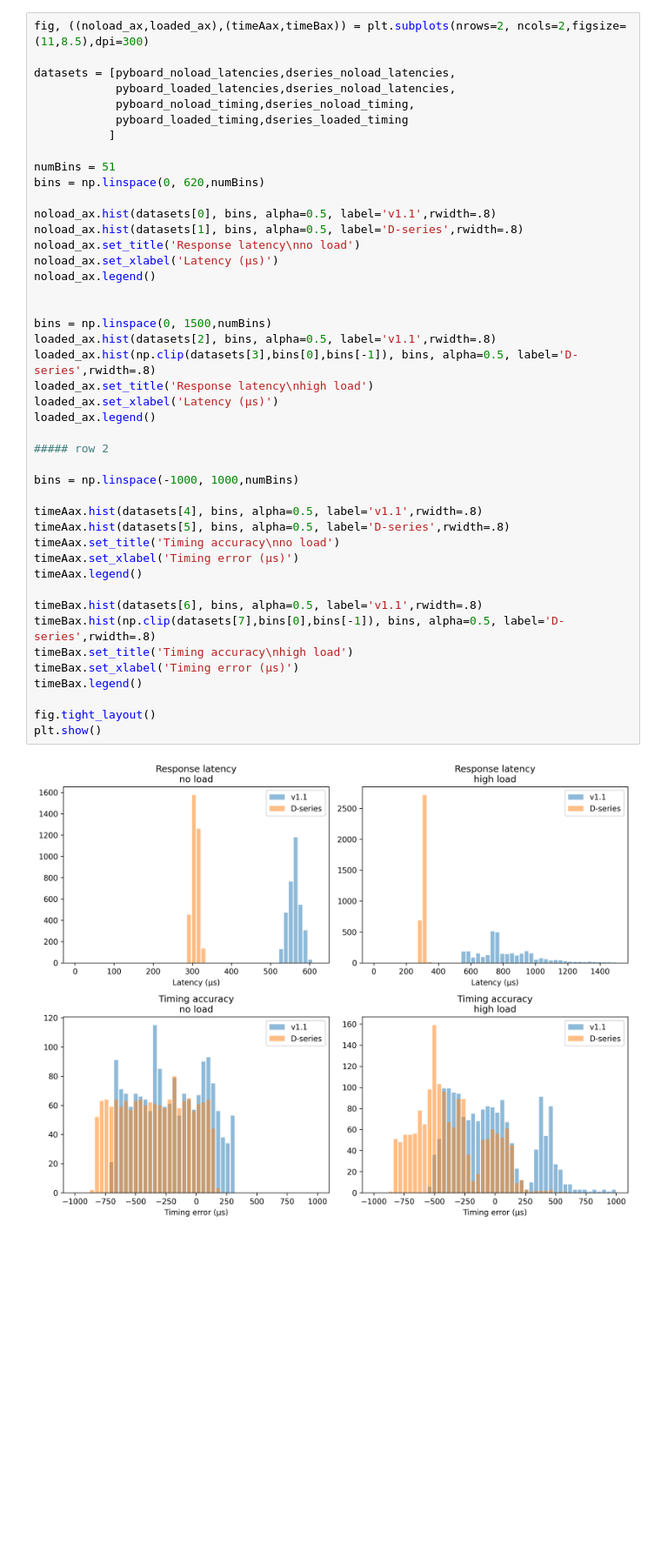
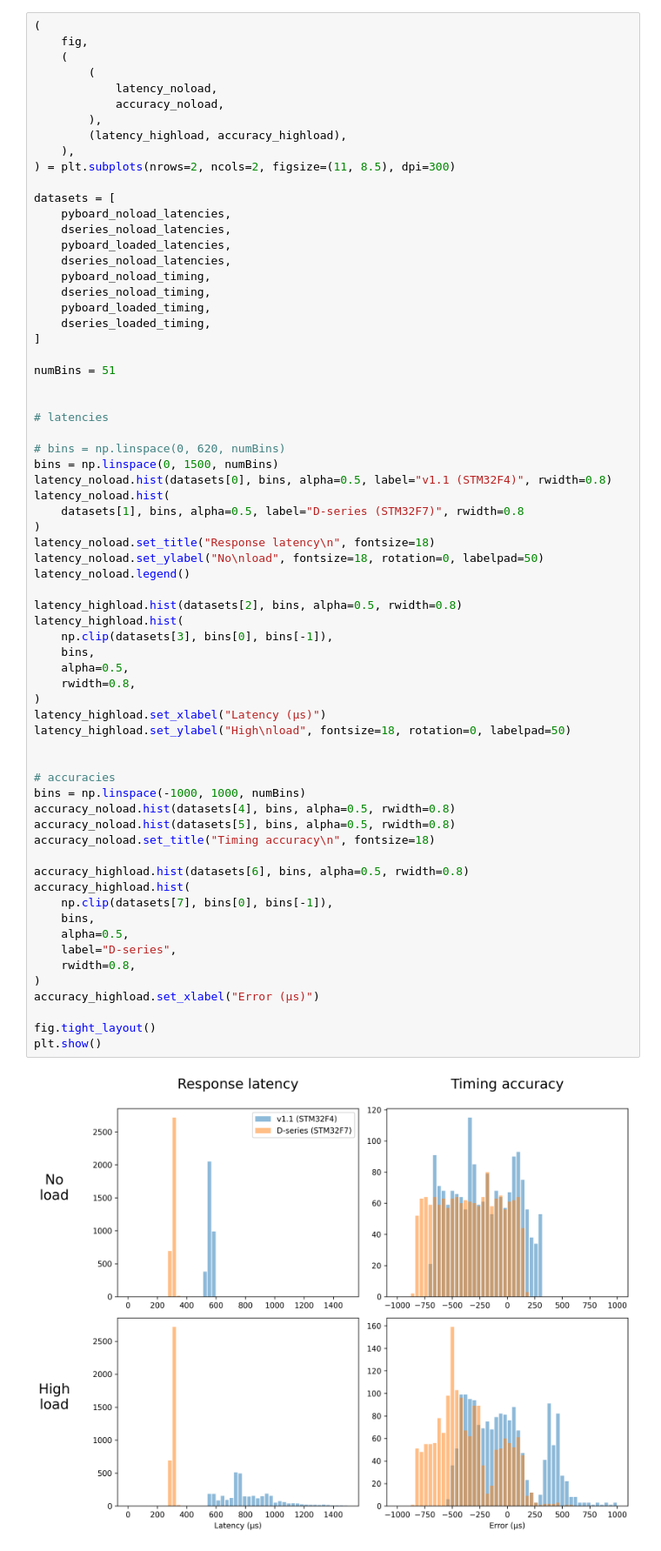
Before and after one commit to Karpova-Lab/pyControl-D-Series-Breakout, a Jupyter notebook: benchmarking/timing_analysis.ipynb, the cells around one changed output. Shown: that part at 87% size. Cells and saved outputs as stored; diff of their text form; blank space fills up the shorter version.

```diff
--- a/benchmarking/timing_analysis.ipynb
+++ b/benchmarking/timing_analysis.ipynb
@@ -152,47 +152,70 @@ Fraction of errors < 1ms: 1.0000
 ... (4 outputs left out)
 # %%
-fig, ((noload_ax,loaded_ax),(timeAax,timeBax)) = plt.subplots(nrows=2, ncols=2,figsize=(11,8.5),dpi=300)
+(
+    fig,
+    (
+        (
+            latency_noload,
+            accuracy_noload,
+        ),
+        (latency_highload, accuracy_highload),
+    ),
+) = plt.subplots(nrows=2, ncols=2, figsize=(11, 8.5), dpi=300)
 
-datasets = [pyboard_noload_latencies,dseries_noload_latencies,
-            pyboard_loaded_latencies,dseries_noload_latencies,
-            pyboard_noload_timing,dseries_noload_timing,
-            pyboard_loaded_timing,dseries_loaded_timing
-           ]
+datasets = [
+    pyboard_noload_latencies,
+    dseries_noload_latencies,
+    pyboard_loaded_latencies,
+    dseries_noload_latencies,
+    pyboard_noload_timing,
+    dseries_noload_timing,
+    pyboard_loaded_timing,
+    dseries_loaded_timing,
+]
 
 numBins = 51
-bins = np.linspace(0, 620,numBins)
-
-noload_ax.hist(datasets[0], bins, alpha=0.5, label='v1.1',rwidth=.8)
-noload_ax.hist(datasets[1], bins, alpha=0.5, label='D-series',rwidth=.8)
-noload_ax.set_title('Response latency\nno load')
-noload_ax.set_xlabel('Latency (µs)')
-noload_ax.legend()
 
 
-bins = np.linspace(0, 1500,numBins)
-loaded_ax.hist(datasets[2], bins, alpha=0.5, label='v1.1',rwidth=.8)
-loaded_ax.hist(np.clip(datasets[3],bins[0],bins[-1]), bins, alpha=0.5, label='D-series',rwidth=.8)
-loaded_ax.set_title('Response latency\nhigh load')
-loaded_ax.set_xlabel('Latency (µs)')
-loaded_ax.legend()
+# latencies
 
-##### row 2
+# bins = np.linspace(0, 620, numBins)
+bins = np.linspace(0, 1500, numBins)
+latency_noload.hist(datasets[0], bins, alpha=0.5, label="v1.1 (STM32F4)", rwidth=0.8)
+latency_noload.hist(
+    datasets[1], bins, alpha=0.5, label="D-series (STM32F7)", rwidth=0.8
+)
+latency_noload.set_title("Response latency\n", fontsize=18)
+latency_noload.set_ylabel("No\nload", fontsize=18, rotation=0, labelpad=50)
+latency_noload.legend()
 
-bins = np.linspace(-1000, 1000,numBins)
+latency_highload.hist(datasets[2], bins, alpha=0.5, rwidth=0.8)
+latency_highload.hist(
+    np.clip(datasets[3], bins[0], bins[-1]),
+    bins,
+    alpha=0.5,
+    rwidth=0.8,
+)
+latency_highload.set_xlabel("Latency (µs)")
+latency_highload.set_ylabel("High\nload", fontsize=18, rotation=0, labelpad=50)
 
-timeAax.hist(datasets[4], bins, alpha=0.5, label='v1.1',rwidth=.8)
-timeAax.hist(datasets[5], bins, alpha=0.5, label='D-series',rwidth=.8)
-timeAax.set_title('Timing accuracy\nno load')
-timeAax.set_xlabel('Timing error (µs)')
-timeAax.legend()
 
-timeBax.hist(datasets[6], bins, alpha=0.5, label='v1.1',rwidth=.8)
-timeBax.hist(np.clip(datasets[7],bins[0],bins[-1]), bins, alpha=0.5, label='D-series',rwidth=.8)
-timeBax.set_title('Timing accuracy\nhigh load')
-timeBax.set_xlabel('Timing error (µs)')
-timeBax.legend()
+# accuracies
+bins = np.linspace(-1000, 1000, numBins)
+accuracy_noload.hist(datasets[4], bins, alpha=0.5, rwidth=0.8)
+accuracy_noload.hist(datasets[5], bins, alpha=0.5, rwidth=0.8)
+accuracy_noload.set_title("Timing accuracy\n", fontsize=18)
+
+accuracy_highload.hist(datasets[6], bins, alpha=0.5, rwidth=0.8)
+accuracy_highload.hist(
+    np.clip(datasets[7], bins[0], bins[-1]),
+    bins,
+    alpha=0.5,
+    label="D-series",
+    rwidth=0.8,
+)
+accuracy_highload.set_xlabel("Error (µs)")
 
 fig.tight_layout()
 plt.show()
 # %% [output]
-[figure, old version]
+[figure, new version]
```
Also changed, not shown: parts of 2 cells of this notebook, 35 other files.
